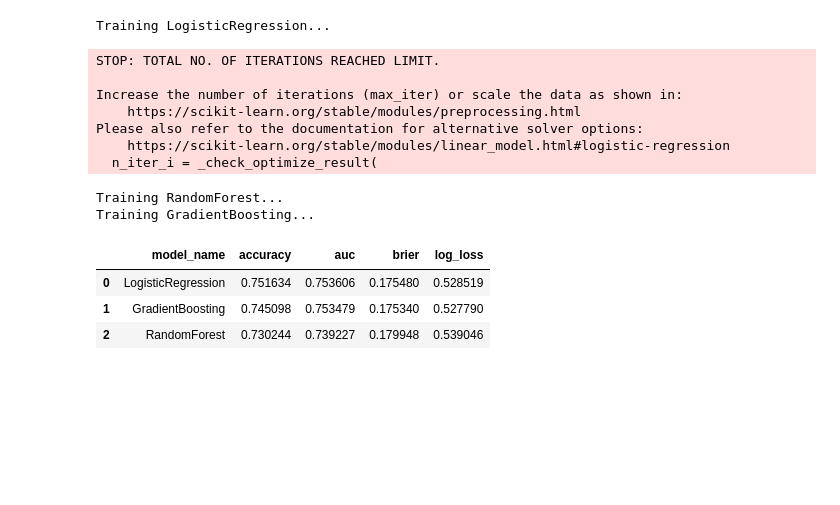
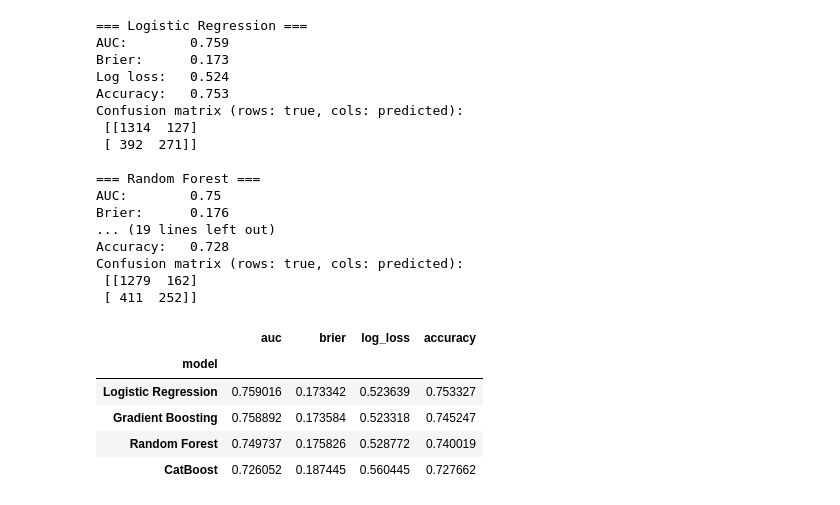
Before and after one commit to arnavjain321-prog/external-factors-football-win-prediction, a Jupyter notebook: notebooks/02_modeling.ipynb, the cells around one changed output. Cells and saved outputs as stored; diff of their text form; code cells hidden in the pictures; blank space fills up the shorter version.

Commit message:
02 NOTEBOOK UPDATE

```diff
--- a/notebooks/02_modeling.ipynb
+++ b/notebooks/02_modeling.ipynb
@@ -57,7 +49,7 @@ catboost is not installed. Run `pip install catboost` in a terminal if you want
 # %%
-# Notebook lives in notebooks/, data is in ../data
-data_path = "../data/processed/matches_modeling_dataset.csv"
-df = pd.read_csv(data_path)
+import pandas as pd
+
+df = pd.read_csv("../data/processed/matches_modeling_dataset.csv")
 
 print(df.shape)
 df.head()
@@ -111,10 +93,9 @@ plt.show()
 # %%
 X_train, X_test, y_train, y_test = train_test_split(
-    X,
-    y,
-    test_size=0.2,
+    X, y,
+    test_size=0.25,
+    stratify=y,
     random_state=42,
-    stratify=y,
 )
 
 X_train.shape, X_test.shape
@@ -188,33 +186,39 @@ Skipping CatBoost – not installed.
 # %%
-results = []
+all_metrics = []
+probas_dict = {}
 fitted_models = {}
 
 for name, model in models:
-    print(f"Training {name}...")
-    res = evaluate_model(name, model, X_train, y_train, X_test, y_test)
-    results.append(res)
-    fitted_models[name] = res  # keep everything (model + preds)
+    metrics, fitted, y_proba = evaluate_model(
+        name, model, X_train, X_test, y_train, y_test
+    )
+    all_metrics.append(metrics)
+    probas_dict[name] = y_proba
+    fitted_models[name] = fitted
 
-results_df = (
-    pd.DataFrame(results)
-    .drop(columns=["fitted_model", "y_pred", "y_proba"])
-    .sort_values("auc", ascending=False)
-    .reset_index(drop=True)
-)
-
-results_df
+metrics_df = pd.DataFrame(all_metrics).set_index("model")
+metrics_df.sort_values("auc", ascending=False)
 # %% [output]
-Training LogisticRegression...
+=== Logistic Regression ===
+AUC:        0.759
+Brier:      0.173
+Log loss:   0.524
+Accuracy:   0.753
+Confusion matrix (rows: true, cols: predicted):
+ [[1314  127]
+ [ 392  271]]
+
+=== Random Forest ===
+AUC:        0.75
+Brier:      0.176
+... (19 lines left out)
+Accuracy:   0.728
+Confusion matrix (rows: true, cols: predicted):
+ [[1279  162]
+ [ 411  252]]
-STOP: TOTAL NO. OF ITERATIONS REACHED LIMIT.
-
-Increase the number of iterations (max_iter) or scale the data as shown in:
-    https://scikit-learn.org/stable/modules/preprocessing.html
-Please also refer to the documentation for alternative solver options:
-    https://scikit-learn.org/stable/modules/linear_model.html#logistic-regression
-  n_iter_i = _check_optimize_result(
-Training RandomForest...
-Training GradientBoosting...
-|  | model_name | accuracy | auc | brier | log_loss |
-| 0 | LogisticRegression | 0.751634 | 0.753606 | 0.175480 | 0.528519 |
-| 1 | GradientBoosting | 0.745098 | 0.753479 | 0.175340 | 0.527790 |
-| 2 | RandomForest | 0.730244 | 0.739227 | 0.179948 | 0.539046 |
+|  | auc | brier | log_loss | accuracy |
+| model |  |  |  |  |
+| Logistic Regression | 0.759016 | 0.173342 | 0.523639 | 0.753327 |
+| Gradient Boosting | 0.758892 | 0.173584 | 0.523318 | 0.745247 |
+| Random Forest | 0.749737 | 0.175826 | 0.528772 | 0.740019 |
+| CatBoost | 0.726052 | 0.187445 | 0.560445 | 0.727662 |
```
Also changed, not shown: parts of 23 cells of this notebook, 5 other files.
